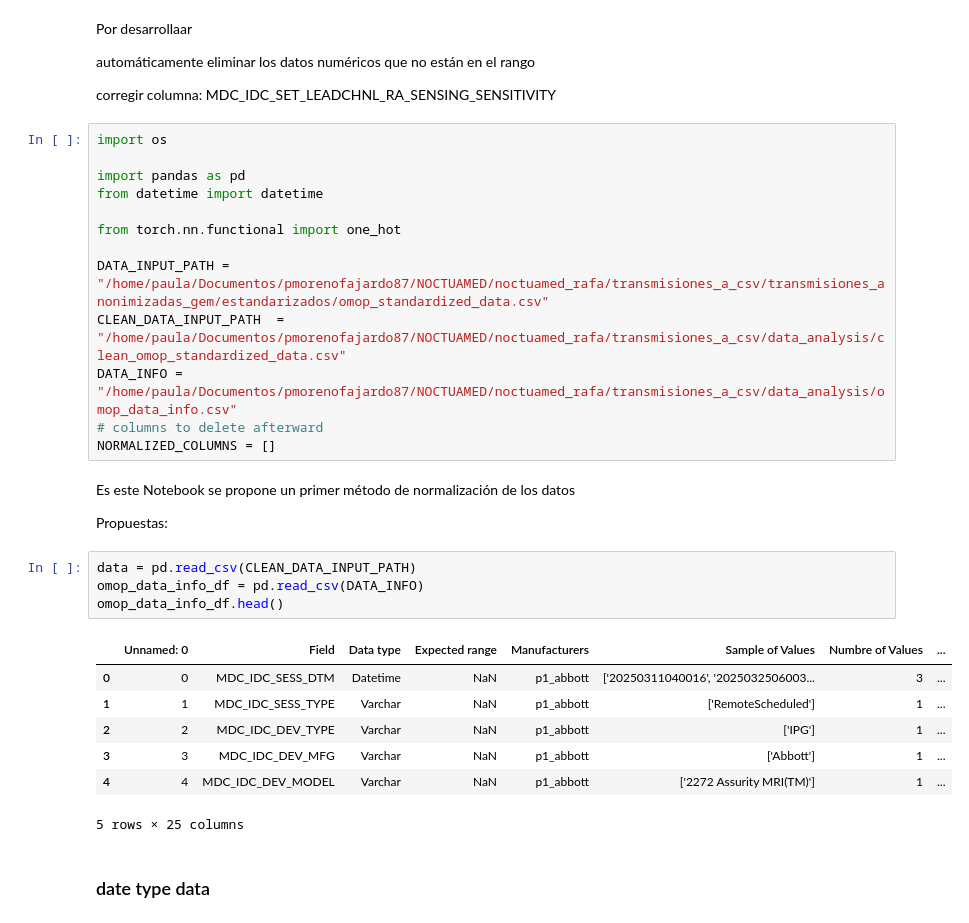
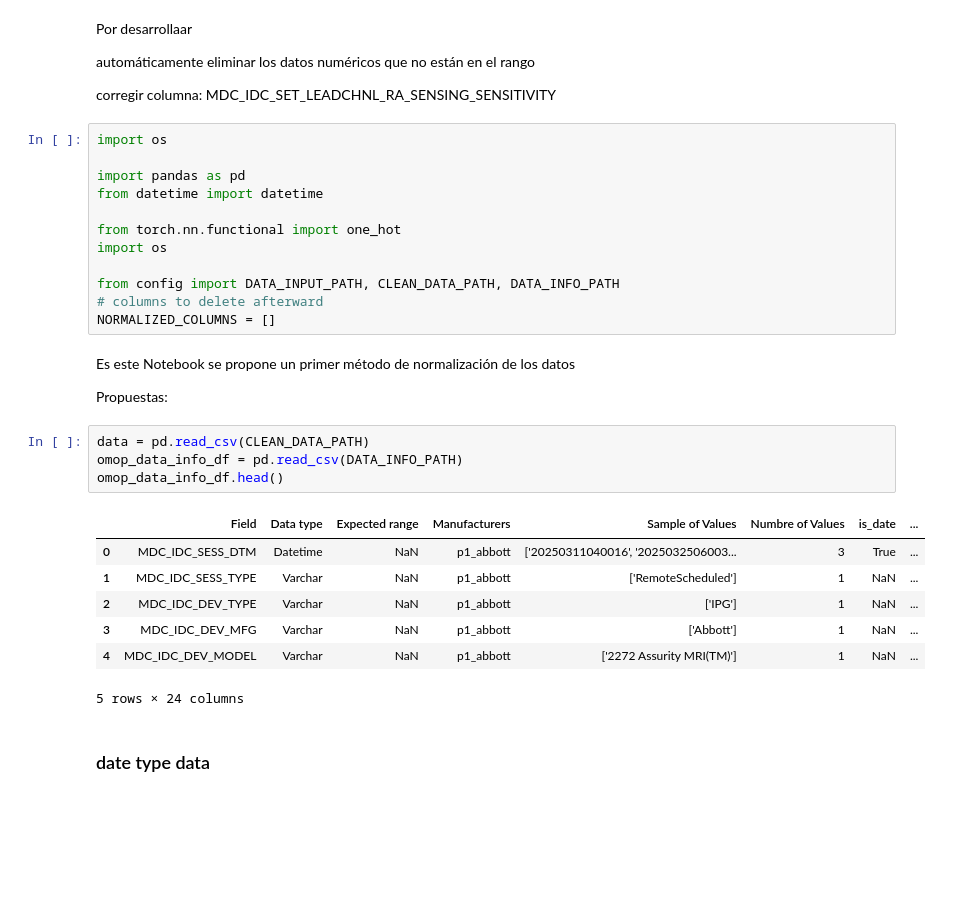
Before and after one commit to CidihubNoctuamed/data_analysis, a Jupyter notebook: data_normalization.ipynb, the cells around one changed output. Saved outputs shown, nothing was run; the diff lists cells and outputs as text; blank space fills up the shorter version.

```diff
--- a/data_normalization.ipynb
+++ b/data_normalization.ipynb
@@ -11,10 +11,9 @@ import pandas as pd
 from datetime import datetime
 
 from torch.nn.functional import one_hot
+import os
 
-DATA_INPUT_PATH = "/home/paula/Documentos/pmorenofajardo87/NOCTUAMED/noctuamed_rafa/transmisiones_a_csv/transmisiones_anonimizadas_gem/estandarizados/omop_standardized_data.csv"
-CLEAN_DATA_INPUT_PATH  = "/home/paula/Documentos/pmorenofajardo87/NOCTUAMED/noctuamed_rafa/transmisiones_a_csv/data_analysis/clean_omop_standardized_data.csv"
-DATA_INFO = "/home/paula/Documentos/pmorenofajardo87/NOCTUAMED/noctuamed_rafa/transmisiones_a_csv/data_analysis/omop_data_info.csv"
+from config import DATA_INPUT_PATH, CLEAN_DATA_PATH, DATA_INFO_PATH
 # columns to delete afterward
 NORMALIZED_COLUMNS = []
 # %% [markdown]
@@ -22,17 +21,17 @@ Es este Notebook se propone un primer método de normalización de los datos
 
 Propuestas:
 # %%
-data = pd.read_csv(CLEAN_DATA_INPUT_PATH)
-omop_data_info_df = pd.read_csv(DATA_INFO)
+data = pd.read_csv(CLEAN_DATA_PATH)
+omop_data_info_df = pd.read_csv(DATA_INFO_PATH)
 omop_data_info_df.head()
 # %% [output]
-|  | Unnamed: 0 | Field | Data type | Expected range | Manufacturers | Sample of Values | Numbre of Values | ... |
-| 0 | 0 | MDC_IDC_SESS_DTM | Datetime | NaN | p1_abbott | ['20250311040016', '2025032506003... | 3 | ... |
-| 1 | 1 | MDC_IDC_SESS_TYPE | Varchar | NaN | p1_abbott | ['RemoteScheduled'] | 1 | ... |
-| 2 | 2 | MDC_IDC_DEV_TYPE | Varchar | NaN | p1_abbott | ['IPG'] | 1 | ... |
-| 3 | 3 | MDC_IDC_DEV_MFG | Varchar | NaN | p1_abbott | ['Abbott'] | 1 | ... |
-| 4 | 4 | MDC_IDC_DEV_MODEL | Varchar | NaN | p1_abbott | ['2272 Assurity MRI(TM)'] | 1 | ... |
+|  | Field | Data type | Expected range | Manufacturers | Sample of Values | Numbre of Values | is_date | ... |
+| 0 | MDC_IDC_SESS_DTM | Datetime | NaN | p1_abbott | ['20250311040016', '2025032506003... | 3 | True | ... |
+| 1 | MDC_IDC_SESS_TYPE | Varchar | NaN | p1_abbott | ['RemoteScheduled'] | 1 | NaN | ... |
+| 2 | MDC_IDC_DEV_TYPE | Varchar | NaN | p1_abbott | ['IPG'] | 1 | NaN | ... |
+| 3 | MDC_IDC_DEV_MFG | Varchar | NaN | p1_abbott | ['Abbott'] | 1 | NaN | ... |
+| 4 | MDC_IDC_DEV_MODEL | Varchar | NaN | p1_abbott | ['2272 Assurity MRI(TM)'] | 1 | NaN | ... |
-5 rows × 25 columns
+5 rows × 24 columns
 # %% [markdown]
 ### date type data
 # %%
```
Also changed, not shown: parts of 5 cells of this notebook, 8 other files.
